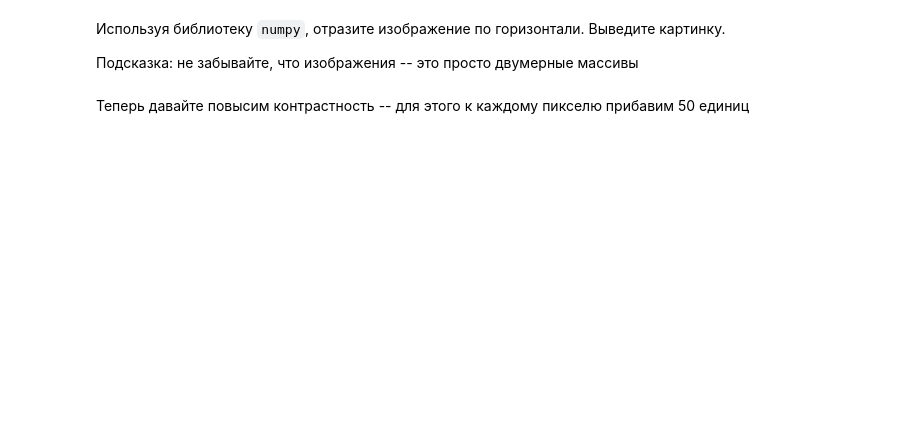
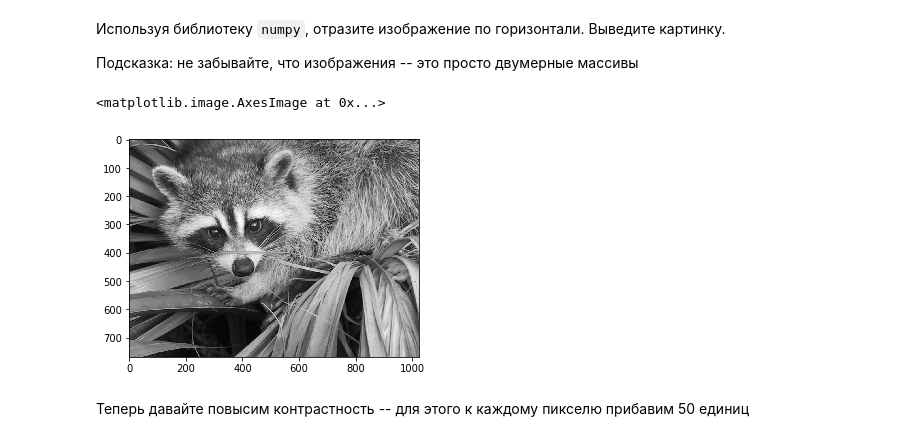
Before and after one commit to IFShirokikh/Sberbank-course, a Jupyter notebook: day1/homework_numpy.ipynb, the cells around one changed output. Cells and saved outputs as stored; diff of their text form; code cells hidden in the pictures; blank space fills up the shorter version.

```diff
--- a/day1/homework_numpy.ipynb
+++ b/day1/homework_numpy.ipynb
@@ -295,2 +329,8 @@ h,w=#тут ваш код
+# %%
+pic = np.fliplr(pic)
+plt.imshow(pic, cmap='gray')
+# %% [output]
+<matplotlib.image.AxesImage at 0x...>
+[figure, added]
 # %% [markdown]
 Теперь давайте повысим контрастность -- для этого к каждому пикселю прибавим 50 единиц
```
Also changed, not shown: parts of 36 cells of this notebook.
